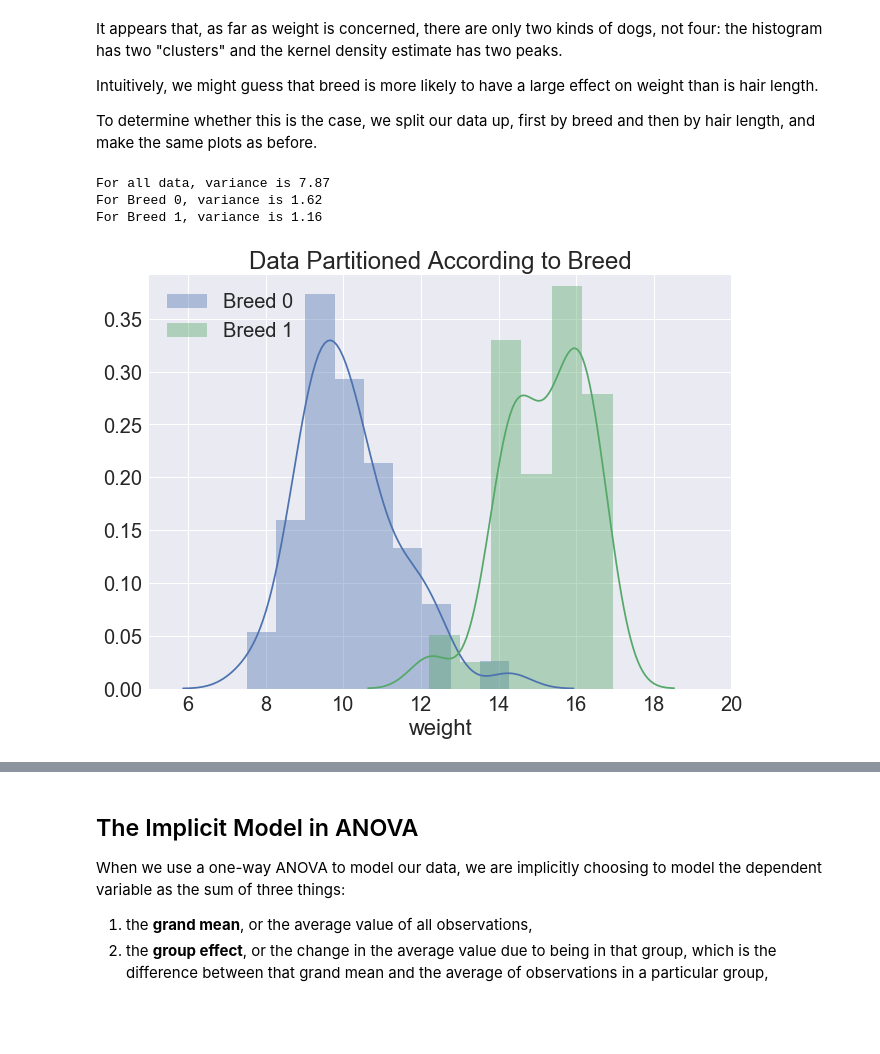
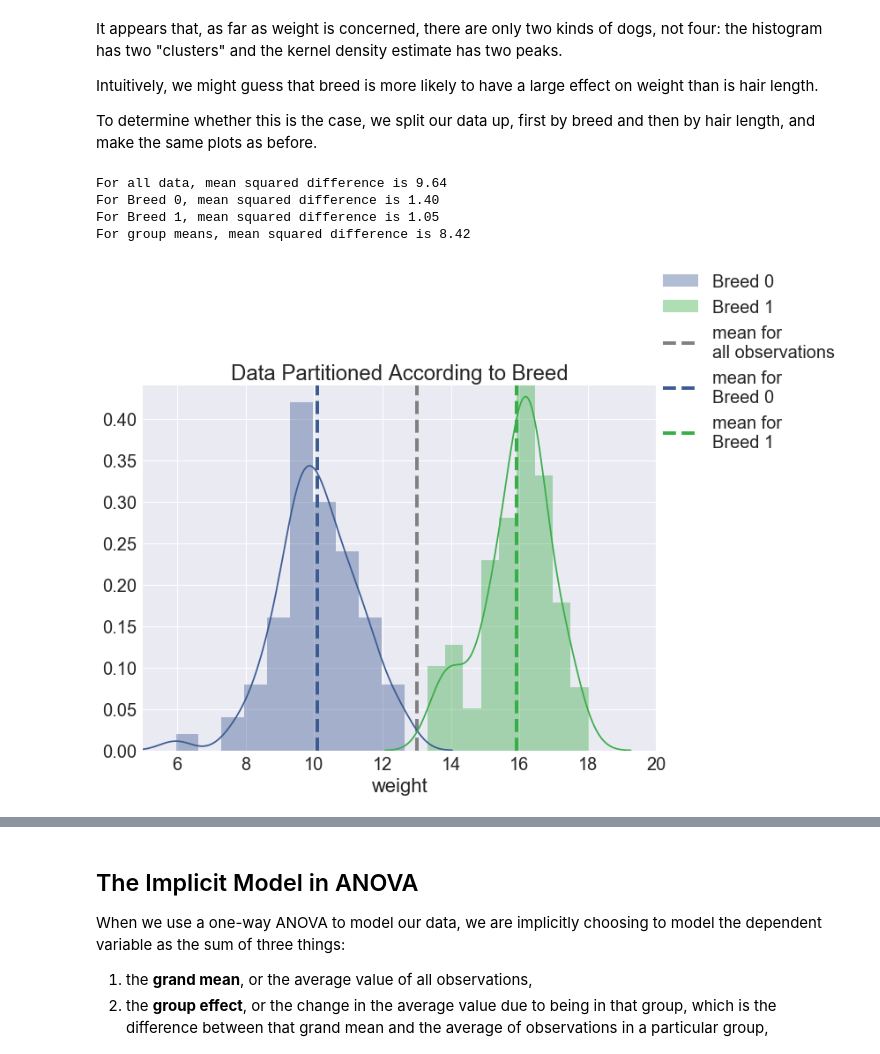
Before and after one commit to charlesfrye/AppliedStatisticsForNeuroscience, a Jupyter notebook: 05 - ANOVA I/Tutorial - ANOVA by Hand.ipynb, the cells around one changed output, grey strips where cells are left out. Saved outputs shown, nothing was run; the diff lists cells and outputs as text; code cells hidden in the pictures; blank space fills up the shorter version.

```diff
--- a/05 - ANOVA I/Tutorial - ANOVA by Hand.ipynb
+++ b/05 - ANOVA I/Tutorial - ANOVA by Hand.ipynb
@@ -55,7 +55,7 @@ and collect that information into a dataframe.
 # %%
-N = 50
+N = 75
 
-dogs = utils.produce_dog_dataframe(N, weight_effect = 5)
+dogs = utils.produce_dog_dataframe(N, weight_effect = 6)
 dogs.sample(5)
 # %% [output]
 |  | breed | weight | hair_length |
@@ -94,10 +152,11 @@ we split our data up,
 first by breed and then by hair length,
 and make the same plots as before.
 # %%
-utils.plot_partition(dogs, "breed", "weight" )
+plot_partition(dogs, "breed", "weight" )
 # %% [output]
-For all data, variance is 7.87
-For Breed 0, variance is 1.62
-For Breed 1, variance is 1.16
+For all data, mean squared difference is 9.64
+For Breed 0, mean squared difference is 1.40
+For Breed 1, mean squared difference is 1.05
+For group means, mean squared difference is 8.42
-[figure, old version]
+[figure, new version]
 # %%
```
Also changed, not shown: parts of 40 cells of this notebook, 1 other file.
